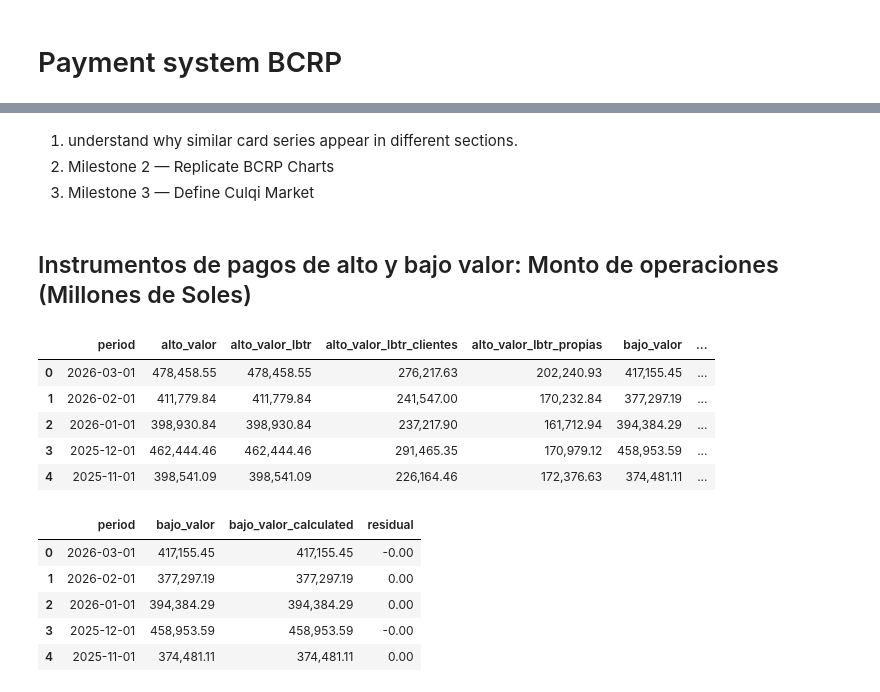
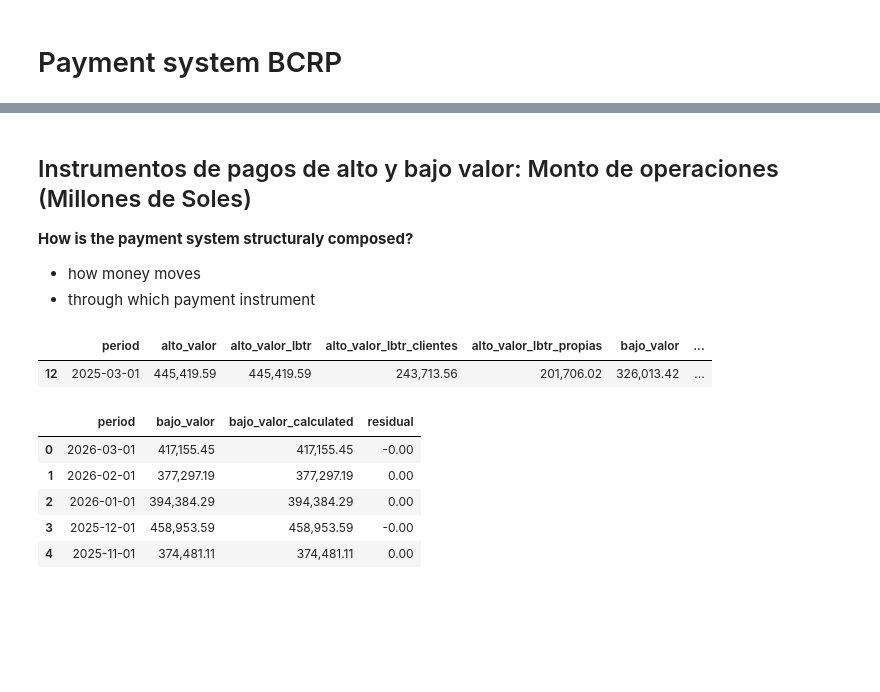
Before and after one commit to FerCorcuera/BCRP-ANALYTICS, a Jupyter notebook: payment-system/notebooks/exploring_data.ipynb, the cells around one changed output, grey strips where cells are left out. Drawn from its saved outputs; the diff is of its cells as text; code cells hidden in the pictures; blank space fills up the shorter version.

```diff
--- a/payment-system/notebooks/exploring_data.ipynb
+++ b/payment-system/notebooks/exploring_data.ipynb
@@ -43,9 +23,10 @@ plt.style.available
-# %% [markdown]
-1. understand why similar card series appear in different sections.
-2. Milestone 2 — Replicate BCRP Charts
-3. Milestone 3 — Define Culqi Market
 # %%
 metadata = pd.read_csv("../../data/BCRPData-metadata.csv", encoding="latin1", sep=";")
 # %% [markdown]
 ## Instrumentos de pagos de alto y bajo valor: Monto de operaciones (Millones de Soles)
+
+**How is the payment system structuraly composed?**
+
+- how money moves
+- through which payment instrument
 # %%
@@ -84,13 +67,9 @@ codes_names = {
 df_instr_alto_bajo_valor = build_bcrp_dataset(codes_names)
 # %%
-df_instr_alto_bajo_valor.head(5)
+df_instr_alto_bajo_valor[df_instr_alto_bajo_valor["period"] == "2025-03-01"].head(5)
 # %% [output]
 |  | period | alto_valor | alto_valor_lbtr | alto_valor_lbtr_clientes | alto_valor_lbtr_propias | bajo_valor | ... |
-| 0 | 2026-03-01 | 478,458.55 | 478,458.55 | 276,217.63 | 202,240.93 | 417,155.45 | ... |
-| 1 | 2026-02-01 | 411,779.84 | 411,779.84 | 241,547.00 | 170,232.84 | 377,297.19 | ... |
-| 2 | 2026-01-01 | 398,930.84 | 398,930.84 | 237,217.90 | 161,712.94 | 394,384.29 | ... |
-| 3 | 2025-12-01 | 462,444.46 | 462,444.46 | 291,465.35 | 170,979.12 | 458,953.59 | ... |
-| 4 | 2025-11-01 | 398,541.09 | 398,541.09 | 226,164.46 | 172,376.63 | 374,481.11 | ... |
+| 12 | 2025-03-01 | 445,419.59 | 445,419.59 | 243,713.56 | 201,706.02 | 326,013.42 | ... |
 # %%
 df_instr_alto_bajo_valor["bajo_valor_calculated"] = df_instr_alto_bajo_valor[
     [
```
Also changed, not shown: parts of 18 cells of this notebook, 1 other file.
